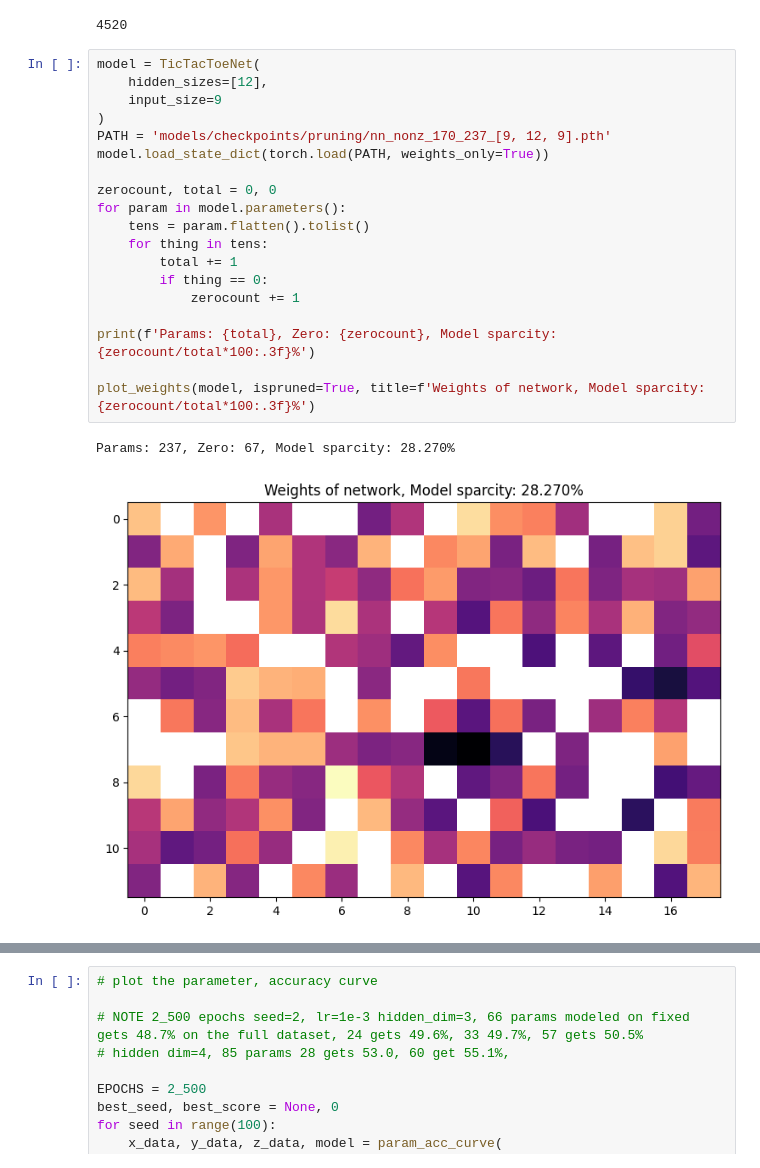
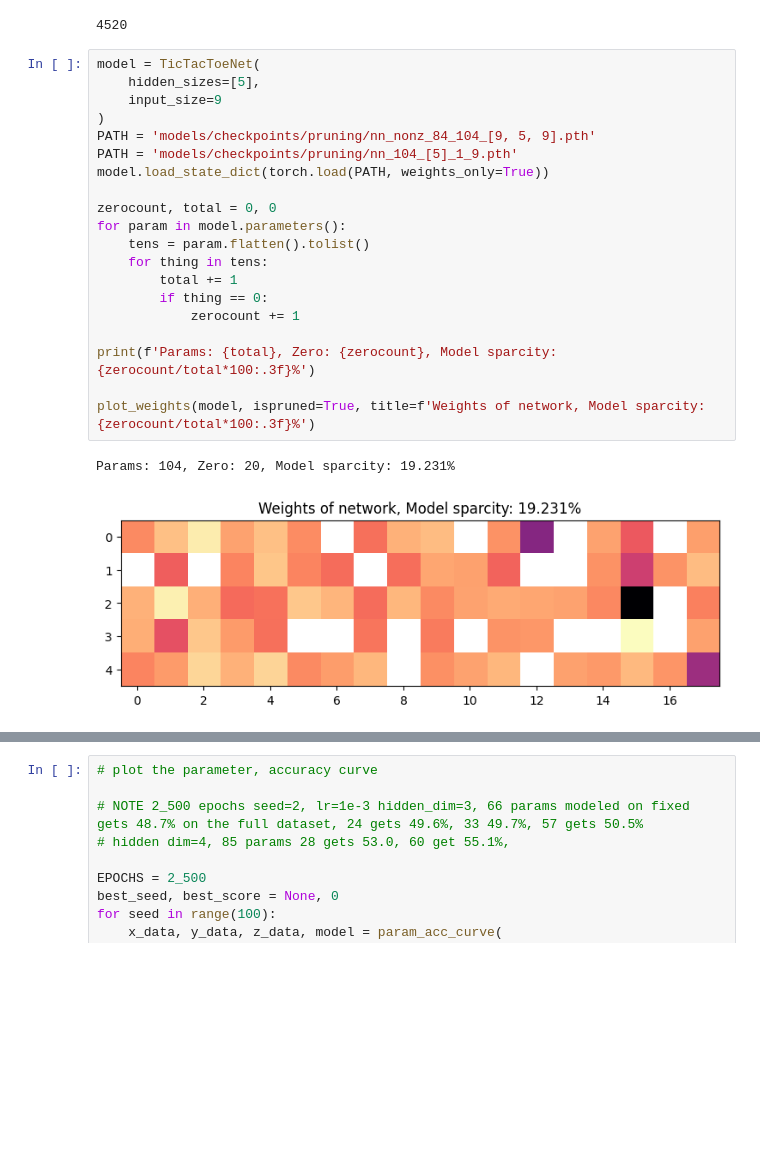
Before and after one commit to JackHanke/smalltictactoe, a Jupyter notebook: workspace.ipynb, the cells around one changed output, grey strips where cells are left out. Saved outputs shown, nothing was run; the diff lists cells and outputs as text; blank space fills up the shorter version.

```diff
--- a/workspace.ipynb
+++ b/workspace.ipynb
@@ -152,26 +152,27 @@ len(states_dict)
 4520
 # %%
 model = TicTacToeNet(
-    hidden_sizes=[12],
+    hidden_sizes=[5],
     input_size=9
 )
-PATH = 'models/checkpoints/pruning/nn_nonz_170_237_[9, 12, 9].pth'
+PATH = 'models/checkpoints/pruning/nn_nonz_84_104_[9, 5, 9].pth'
+PATH = 'models/checkpoints/pruning/nn_104_[5]_1_9.pth'
 model.load_state_dict(torch.load(PATH, weights_only=True))
 
 zerocount, total = 0, 0
 for param in model.parameters():
     tens = param.flatten().tolist()
     for thing in tens:
         total += 1
         if thing == 0:
             zerocount += 1
 
 print(f'Params: {total}, Zero: {zerocount}, Model sparcity: {zerocount/total*100:.3f}%')
 
 plot_weights(model, ispruned=True, title=f'Weights of network, Model sparcity: {zerocount/total*100:.3f}%')
 # %% [output]
-Params: 237, Zero: 67, Model sparcity: 28.270%
+Params: 104, Zero: 20, Model sparcity: 19.231%
-[figure, old version]
+[figure, new version]
 # %%
 params = []
 for param in model.parameters(): params.extend(param.flatten().tolist())
```
Also changed, not shown: parts of 1 cell of this notebook, 7 other files.
